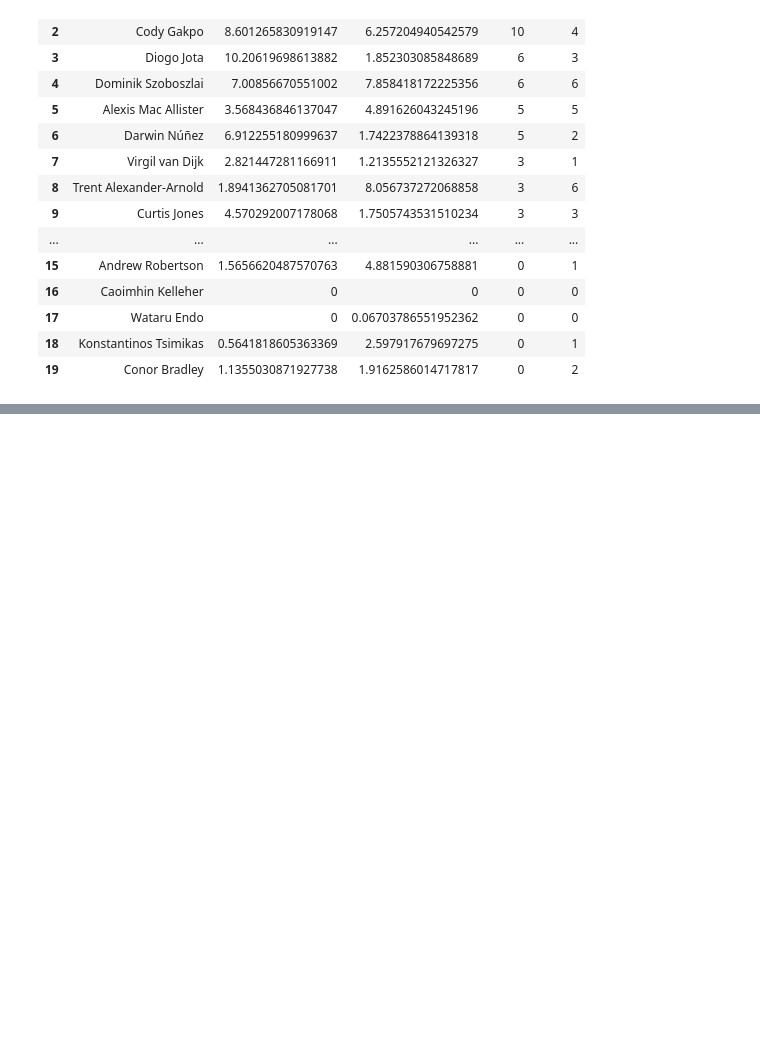
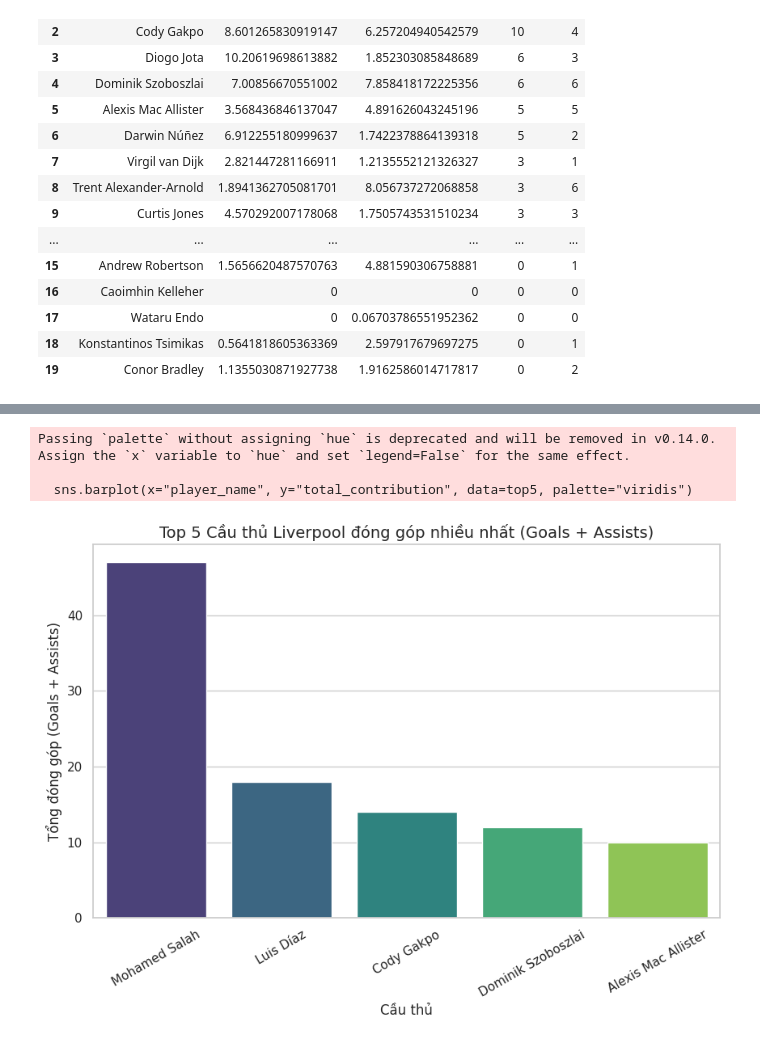
Before and after one commit to ncdanh0311/-Data-Analytics, a Jupyter notebook: Liverpool.ipynb, the cells around one changed output, grey strips where cells are left out. Drawn from its saved outputs; the diff is of its cells as text; code cells hidden in the pictures; blank space fills up the shorter version.

```diff
--- a/Liverpool.ipynb
+++ b/Liverpool.ipynb
@@ -224,0 +225,24 @@ plt.show()
+# %%
+# Tính tổng đóng góp
+liverpool_df["total_contribution"] = liverpool_df["goals"] + liverpool_df["assists"]
+
+# Lấy top 5 cầu thủ
+top5 = liverpool_df.sort_values("total_contribution", ascending=False).head(5)
+
+# Vẽ bar chart
+import matplotlib.pyplot as plt
+import seaborn as sns
+
+plt.figure(figsize=(10,6))
+sns.barplot(x="player_name", y="total_contribution", data=top5, palette="viridis")
+
+plt.title("Top 5 Cầu thủ Liverpool đóng góp nhiều nhất (Goals + Assists)", fontsize=14)
+plt.xlabel("Cầu thủ")
+plt.ylabel("Tổng đóng góp (Goals + Assists)")
+plt.xticks(rotation=30)
+plt.show()
+# %% [output]
+Passing `palette` without assigning `hue` is deprecated and will be removed in v0.14.0. Assign the `x` variable to `hue` and set `legend=False` for the same effect.
+
+  sns.barplot(x="player_name", y="total_contribution", data=top5, palette="viridis")
+[figure, added]
```
Also changed, not shown: parts of 5 cells of this notebook.
